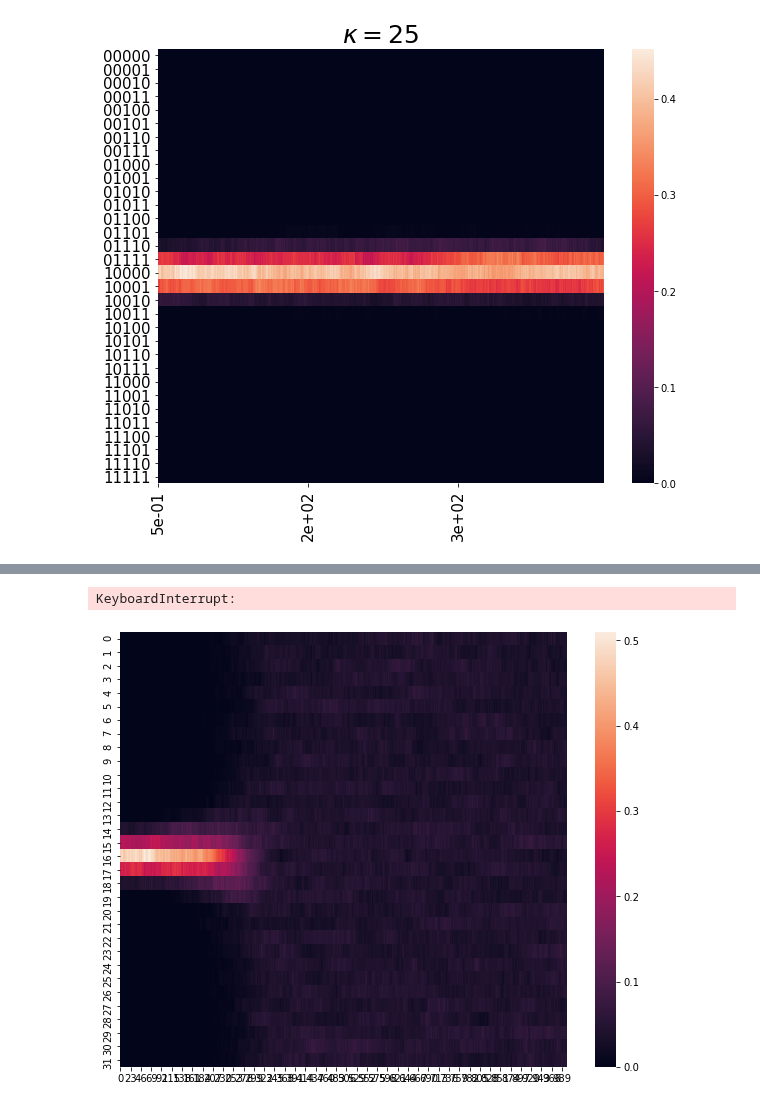
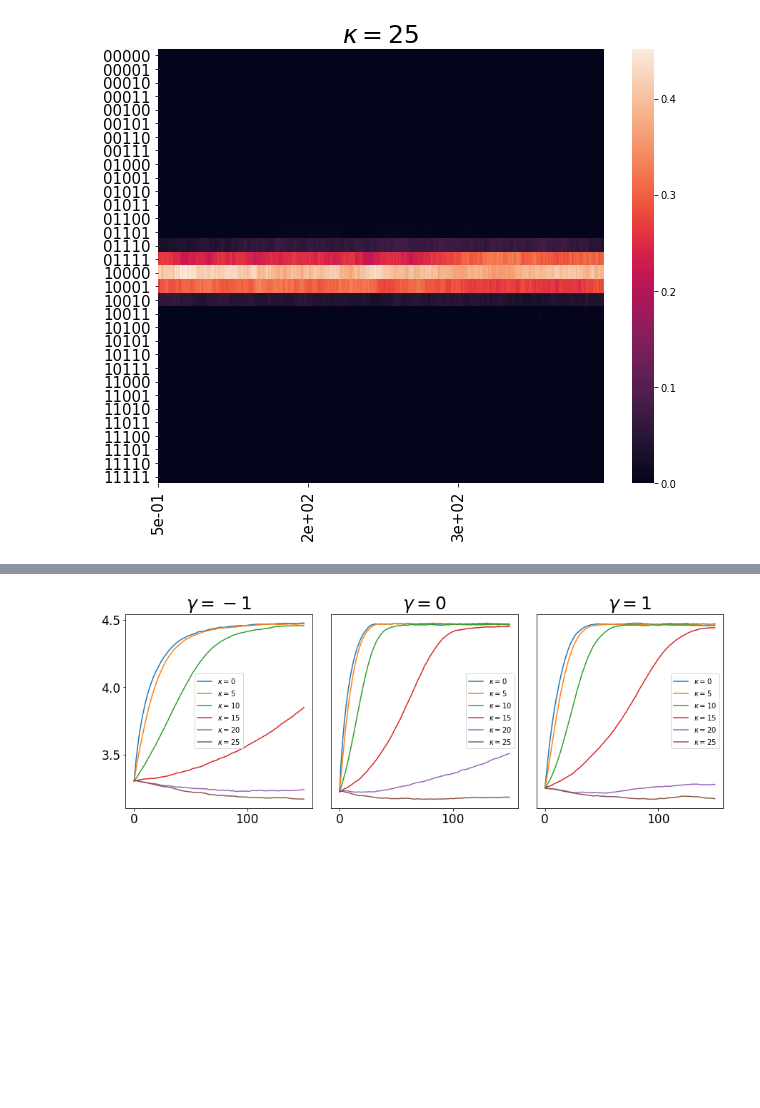
Before and after one commit to patrick-oliveira/EntropiaGrafos, a Jupyter notebook: Plots e Analise.ipynb, the cells around one changed output, grey strips where cells are left out. Drawn from its saved outputs; the diff is of its cells as text; code cells hidden in the pictures; blank space fills up the shorter version.

```diff
--- a/Plots e Analise.ipynb
+++ b/Plots e Analise.ipynb
@@ -137,18 +131,0 @@ for l, k in itertools.product(lambd, kappa):
-# %%
-for l, k in itertools.product(lambd, kappa):
-    a = teste2(proportions, l, k)
-    for i in range(len(proportions)):
-        b = a[str(proportions[i])]
-        evolution = []
-        for code in b.keys():
-            evolution.append(b[code])
-
-        evolution = np.asarray(evolution)
-        plt.switch_backend('Agg')
-        fig, ax = heat_plot(evolution, size = (10, 8), y_tick_labels = b.keys(), x_tick_label_size = 15, \
-                            y_tick_label_size = 15, title = r'$\kappa = {}, \lambda = {}$'.format(l, k), title_size = 25)
-
-#         fig.savefig('Outputs/Figuras/Opinion Fragmentation - (alpha, omega) = {} - lambda = {} - kappa = {} - .png'.format(proportions[i], l, k), dpi = 50)
-# %% [output]
-KeyboardInterrupt:
-[figure, removed]
@@ -154,0 +136,40 @@ KeyboardInterrupt:
+# %%
+statistics_for_kappa__1 = pickle.load(open(f"stats - gamma = {-1}.pickle", "rb"))
+statistics_for_kappa_0 = pickle.load(open(f"stats - gamma = {0}.pickle", "rb"))
+statistics_for_kappa_1 = pickle.load(open(f"stats - gamma = {1}.pickle", "rb"))
+# %%
+fig, axs = plt.subplots(1, 3, figsize = (15, 5))
+fig.subplots_adjust(hspace = 0.1, wspace = 0.1)
+axs[1].set_yticks([])
+axs[2].set_yticks([])
+
+for i in range(3):
+    axs[i].locator_params('x', nbins = 3)
+    axs[i].locator_params('y', nbins = 3)
+    axs[i].xaxis.set_tick_params(labelsize = 17)
+    axs[i].yaxis.set_tick_params(labelsize = 17)
+
+kappas = [0, 5, 10, 15, 20, 25]
+T = 150
+N = 3
+
+for kappa in kappas:
+    mean_curve = np.asarray(statistics_for_kappa__1[kappa][1]).mean(axis = 0)
+    axs[0].plot(range(T+1), mean_curve, label = r"$\kappa = {}$".format(kappa))
+    mean_curve = np.asarray(statistics_for_kappa_0[kappa][1]).mean(axis = 0)
+    axs[1].plot(range(T+1), mean_curve, label = r"$\kappa = {}$".format(kappa))
+    mean_curve = np.asarray(statistics_for_kappa_1[kappa][1]).mean(axis = 0)
+    axs[2].plot(range(T+1), mean_curve, label = r"$\kappa = {}$".format(kappa))
+
+axs[0].set_title(r"$\gamma = -1$", fontsize = 25)
+axs[0].legend()
+
+axs[1].set_title(r"$\gamma = 0$", fontsize = 25)
+axs[1].legend()
+
+axs[2].set_title(r"$\gamma = 1$", fontsize = 25)
+axs[2].legend()
+
+fig.savefig('entropy.png', bbox_inches = 'tight')
+# %% [output]
+[figure, added]
```
Also changed, not shown: parts of 9 cells of this notebook, 23 other files.
